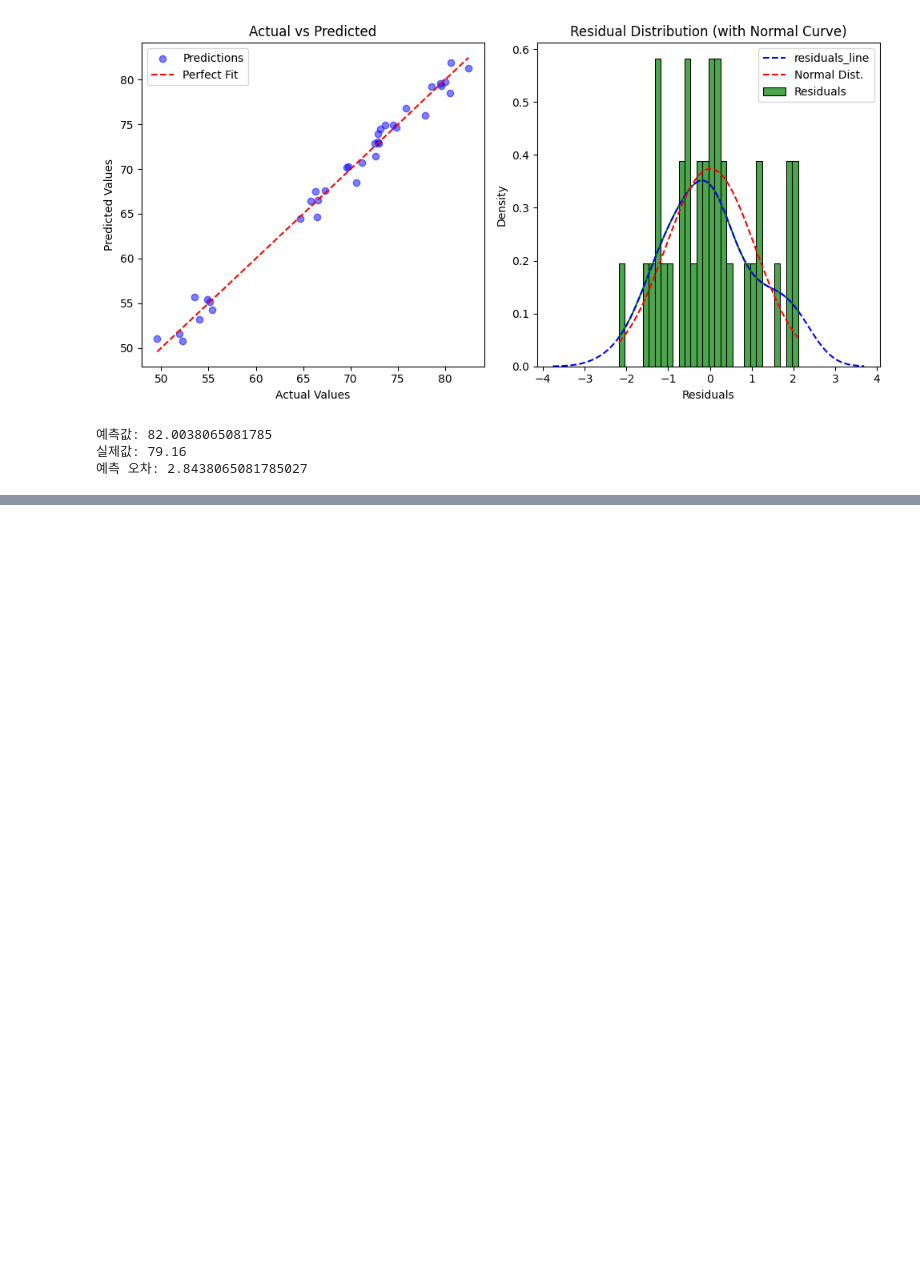
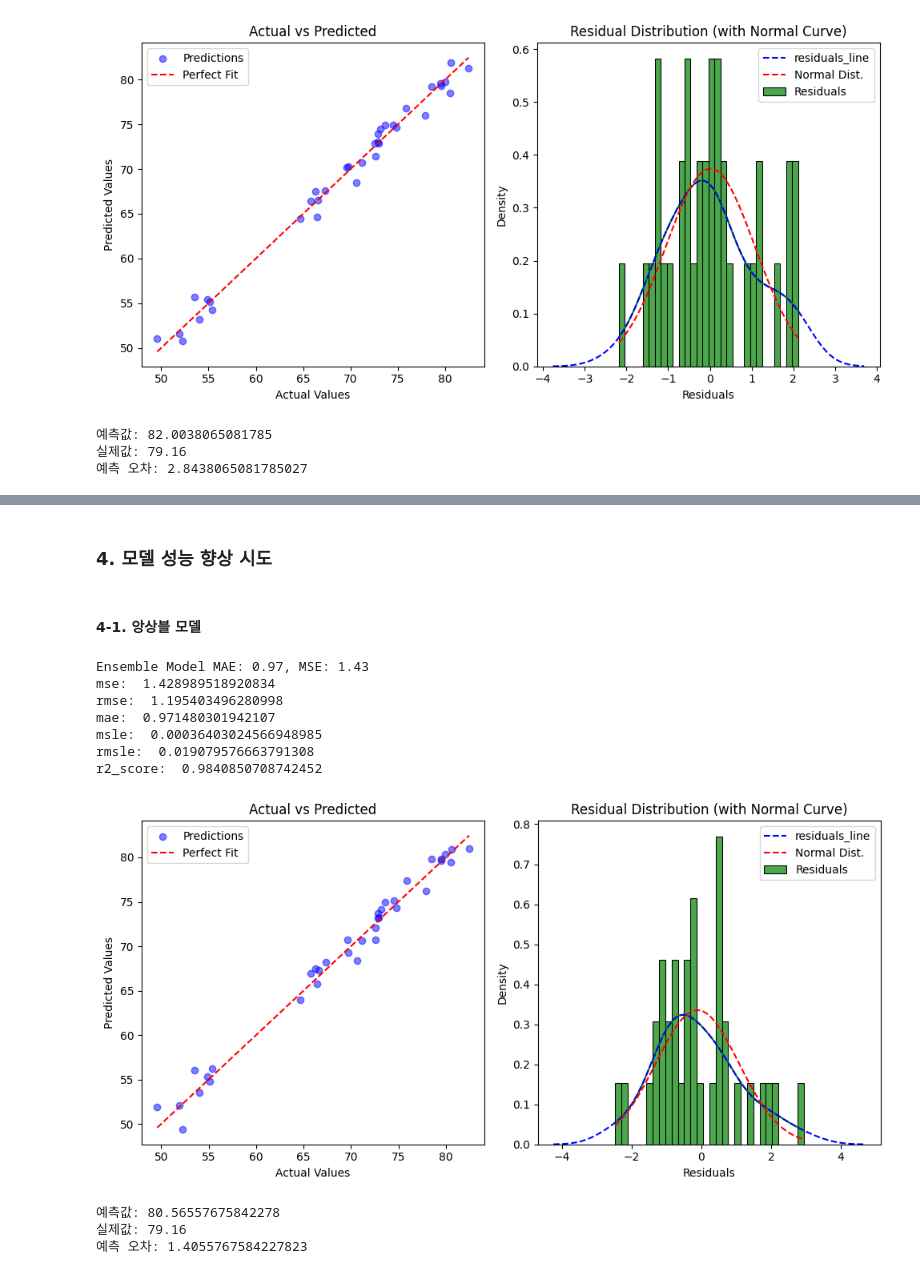
Before and after one commit to Encore-SKN-9/ml_5team, a Jupyter notebook: main.ipynb, the cells around one changed output, grey strips where cells are left out. Saved outputs shown, nothing was run; the diff lists cells and outputs as text; code cells hidden in the pictures; blank space fills up the shorter version.

```diff
--- a/main.ipynb
+++ b/main.ipynb
@@ -495,0 +557,33 @@ r2_score:  0.9873098835237242
+# %% [markdown]
+### 4. 모델 성능 향상 시도
+# %% [markdown]
+#### 4-1. 앙상블 모델
+# %%
+# 유진
+from sklearn.ensemble import VotingRegressor
+
+# 앙상블 모델 (Voting Regressor)
+ensemble_model = VotingRegressor(estimators=[('lr', lr_model), ('rf', rf_model), ('xgb', xgb_model)])
+ensemble_model.fit(X_train_scaled, y_train)
+
+# 예측 및 평가
+y_pred_ensemble = ensemble_model.predict(X_test_scaled)
+mae_ensemble = mean_absolute_error(y_test, y_pred_ensemble)
+mse_ensemble = mean_squared_error(y_test, y_pred_ensemble)
+
+print(f"Ensemble Model MAE: {mae_ensemble:.2f}, MSE: {mse_ensemble:.2f}")
+
+evaluataion(y_test, y_pred_ensemble)
+korea_pred(ensemble_model)
+# %% [output]
+Ensemble Model MAE: 0.97, MSE: 1.43
+mse:  1.428989518920834
+rmse:  1.195403496280998
+mae:  0.971480301942107
+msle:  0.00036403024566948985
+rmsle:  0.019079576663791308
+r2_score:  0.9840850708742452
+[figure, added]
+예측값: 80.56557675842278
+실제값: 79.16
+예측 오차: 1.4055767584227823
```
Also changed, not shown: parts of 20 cells of this notebook.
